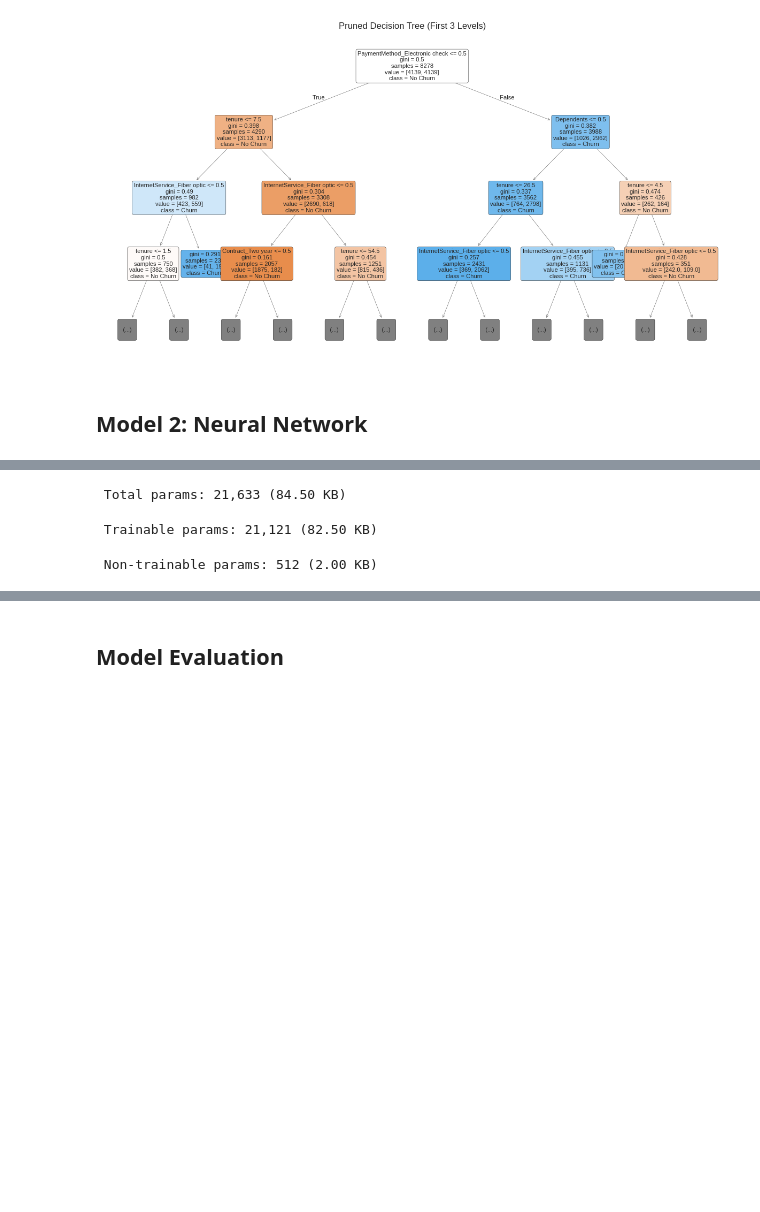
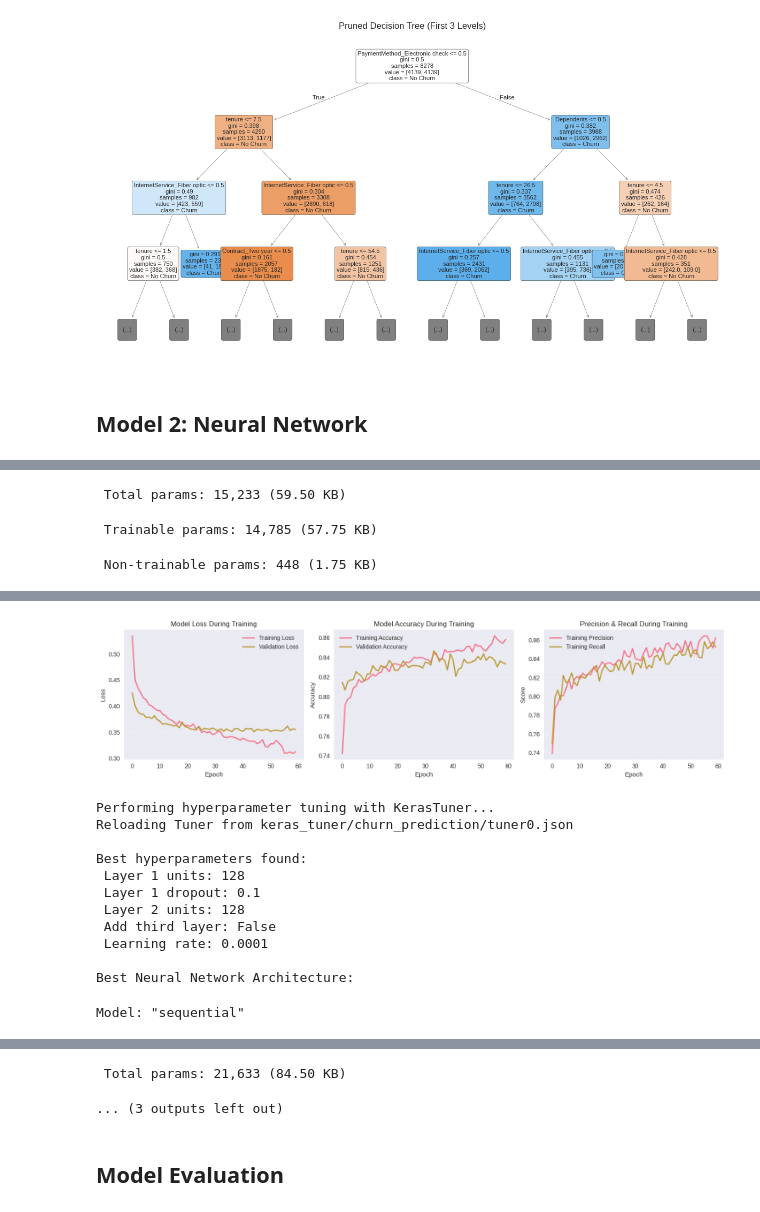
Before and after one commit to Saniru2006/Telco_Customer_Churn_2425606, a Jupyter notebook: CM2604_2425606_ICW.ipynb, the cells around one changed output, grey strips where cells are left out. Saved outputs shown, nothing was run; the diff lists cells and outputs as text; code cells hidden in the pictures; blank space fills up the shorter version.

Commit message:
Model 2: Neural Network

```diff
--- a/CM2604_2425606_ICW.ipynb
+++ b/CM2604_2425606_ICW.ipynb
@@ -739,14 +739,26 @@ axes[1].set_ylabel('Accuracy')
 axes[1].legend()
 axes[1].grid(alpha=0.3)
 
-# # Precision-Recall
-# axes[2].plot(history_baseline.history['precision'], label='Training Precision', linewidth=2)
-# axes[2].plot(history_baseline.history['recall'], label='Training Recall', linewidth=2)
-# axes[2].set_title('Precision & Recall During Training')
-# axes[2].set_xlabel('Epoch')
-# axes[2].set_ylabel('Score')
-# axes[2].legend()
-# axes[2].grid(alpha=0.3)
+# Check if precision/recall keys exist
+available_keys = list(history_baseline.history.keys())
+precision_keys = [k for k in available_keys if 'precision' in k.lower()]
+recall_keys = [k for k in available_keys if 'recall' in k.lower()]
+
+if precision_keys and recall_keys:
+    axes[2].plot(history_baseline.history[precision_keys[0]], label='Training Precision', linewidth=2)
+    axes[2].plot(history_baseline.history[recall_keys[0]], label='Training Recall', linewidth=2)
+    axes[2].set_title('Precision & Recall During Training')
+else:
+    # Fallback: Plot validation accuracy vs training accuracy
+    axes[2].plot(history_baseline.history['accuracy'], label='Training Accuracy', linewidth=2, alpha=0.7)
+    axes[2].plot(history_baseline.history['val_accuracy'], label='Validation Accuracy', linewidth=2, alpha=0.7)
+    axes[2].set_title('Training vs Validation Accuracy')
+
+axes[2].set_xlabel('Epoch')
+axes[2].set_ylabel('Score')
+axes[2].legend()
+axes[2].grid(alpha=0.3)
+
 
 plt.tight_layout()
 plt.show()
@@ -822,34 +834,21 @@ tuner.search(
 )
 
 # Get best model and hyperparameters
+best_nn = tuner.get_best_models(num_models=1)[0]
 best_hp = tuner.get_best_hyperparameters(num_trials=1)[0]
-best_nn = build_model(best_hp) # Rebuild the model from best hyperparameters
 
 print("\nBest hyperparameters found:")
 print(f" Layer 1 units: {best_hp.get('units_1')}")
 print(f" Layer 1 dropout: {best_hp.get('dropout_1')}")
 print(f" Layer 2 units: {best_hp.get('units_2')}")
 print(f" Add third layer: {best_hp.get('add_third_layer')}")
+if best_hp.get('add_third_layer'):
+    print(f" Layer 3 units: {best_hp.get('units_3')}")
+    print(f" Layer 3 dropout: {best_hp.get('dropout_3')}")
 print(f" Learning rate: {best_hp.get('learning_rate')}")
 
 print("\nBest Neural Network Architecture:")
 best_nn.summary()
-
-# Train best model with more epochs
-print("\nTraining best model...")
-history_best = best_nn.fit(
-    X_train_scaled, y_train_res,
-    validation_split=0.2,
-    epochs=100,
-    batch_size=32,
-    callbacks=[
-        EarlyStopping(monitor='val_loss', patience=15, restore_best_weights=True, verbose=1),
-        ReduceLROnPlateau(monitor='val_loss', factor=0.5, patience=10, min_lr=0.0001, verbose=1)
-    ],
-    verbose=1
-)
-
-print(f"\nTraining stopped at epoch {len(history_best.history['loss'])}")
 
 # Evaluate best model
 tuned_val_results = best_nn.evaluate(X_val, y_val, verbose=0)
@@ -862,6 +861,15 @@ test_acc_best = tuned_test_results[1]
 
 print(f"Tuned NN Validation Accuracy: {val_acc_best:.4f}")
 print(f"Tuned NN Test Accuracy: {test_acc_best:.4f}")
+
+# Compare with baseline
+print("\n" + "="*50)
+print("MODEL COMPARISON")
+print("="*50)
+print(f"Baseline NN Test Accuracy:    {test_acc:.4f}")
+print(f"Tuned NN Test Accuracy:       {test_acc_best:.4f}")
+improvement = test_acc_best - test_acc
+print(f"Improvement:                   {improvement:+.4f}")
 
 # Predictions
 y_pred_nn = (best_nn.predict(X_test_scaled) > 0.5).astype("int32").flatten()
@@ -913,4 +909,4 @@ Model: "sequential_1"
 └─────────────────────────────────┴────────────────────────┴───────────────┘
- Total params: 21,633 (84.50 KB)
+ Total params: 15,233 (59.50 KB)
- Trainable params: 21,121 (82.50 KB)
+ Trainable params: 14,785 (57.75 KB)
- Non-trainable params: 512 (2.00 KB)
+ Non-trainable params: 448 (1.75 KB)
@@ -933,0 +930,13 @@ Warning: Potential overfitting detected
+[figure, added]
+Performing hyperparameter tuning with KerasTuner...
+Reloading Tuner from keras_tuner/churn_prediction/tuner0.json
+
+Best hyperparameters found:
+ Layer 1 units: 128
+ Layer 1 dropout: 0.1
+ Layer 2 units: 128
+ Add third layer: False
+ Learning rate: 0.0001
+
+Best Neural Network Architecture:
+Model: "sequential"
@@ -934,3 +962,5 @@ Warning: Potential overfitting detected
+ Total params: 21,633 (84.50 KB)
+... (3 outputs left out)
 # %% [markdown]
 ## Model Evaluation
 # %% [markdown]
```
Also changed, not shown: parts of 1 cell of this notebook.
